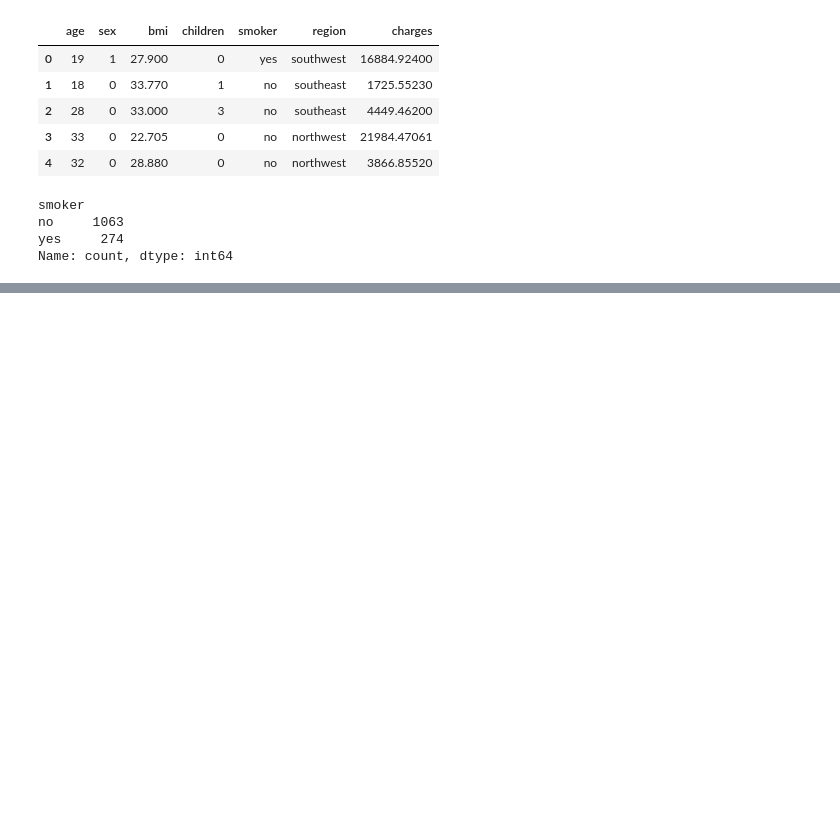
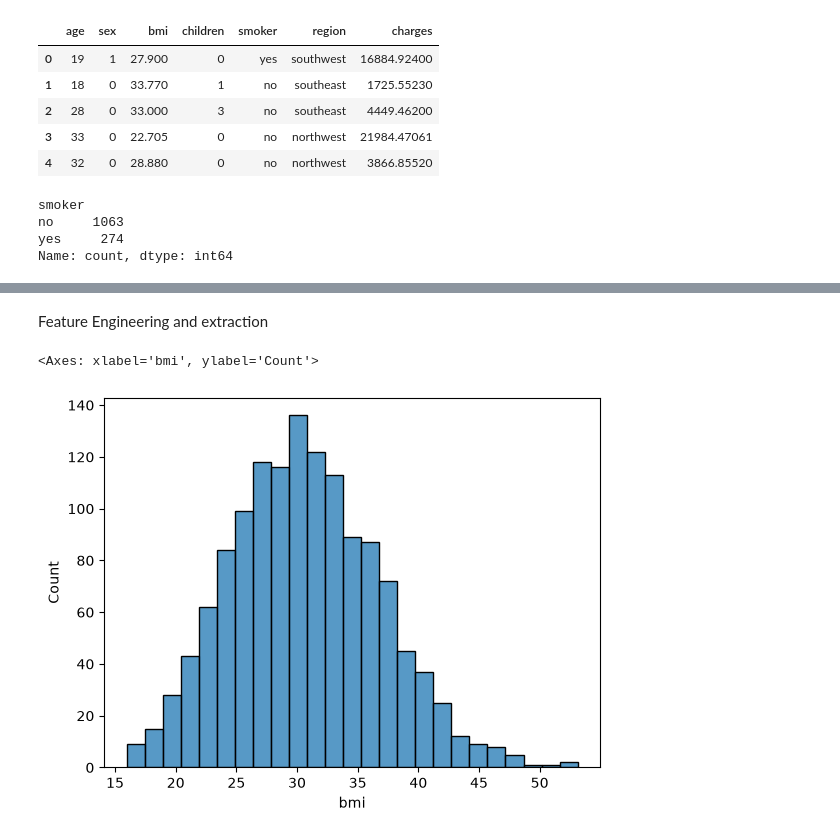
Before and after one commit to palak-bajpai-039/Machine-Learning, a Jupyter notebook: Insurance/insurance.ipynb, the cells around one changed output, grey strips where cells are left out. Cells and saved outputs as stored; diff of their text form; code cells hidden in the pictures; blank space fills up the shorter version.

```diff
--- a/Insurance/insurance.ipynb
+++ b/Insurance/insurance.ipynb
@@ -200,0 +269,7 @@ df_cleaned.shape
+# %% [markdown]
+Feature Engineering and extraction
+# %%
+sns.histplot(df['bmi'])
+# %% [output]
+<Axes: xlabel='bmi', ylabel='Count'>
+[figure, added]
```
Also changed, not shown: parts of 11 cells of this notebook.
